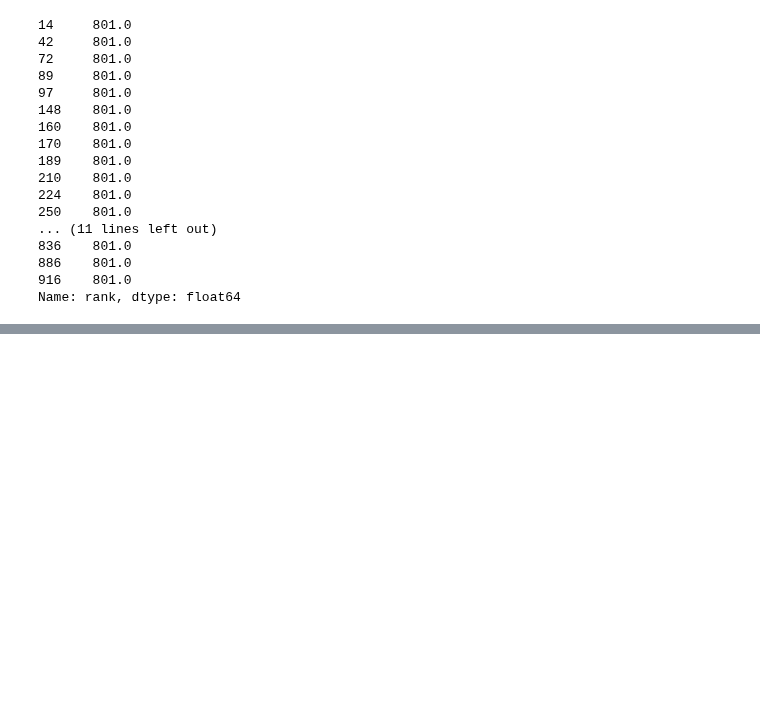
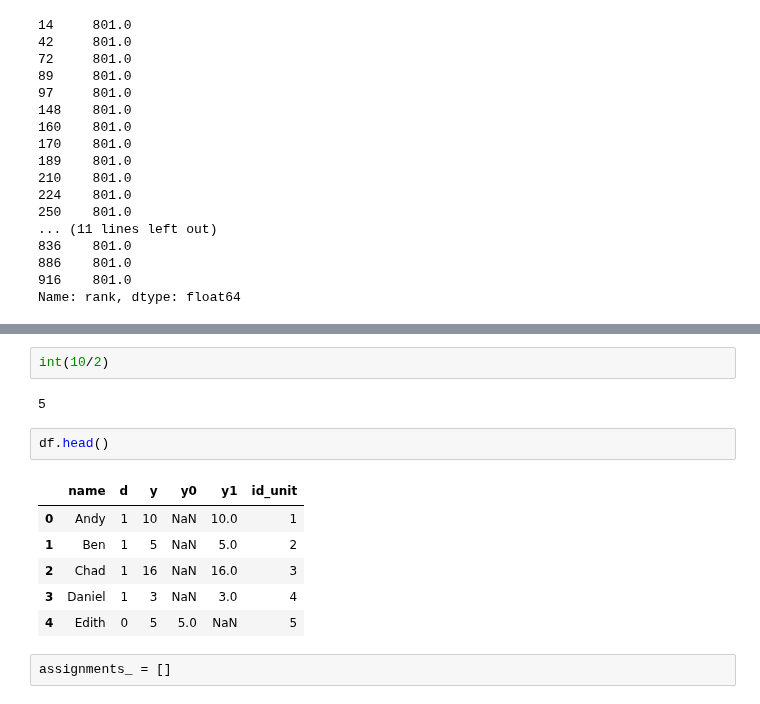
Before and after one commit to dokeeffe87/stats_utils, a Jupyter notebook: notebooks/scratch_work/dev_randomization_inference.ipynb, the cells around one changed output, grey strips where cells are left out. Saved outputs shown, nothing was run; the diff lists cells and outputs as text; blank space fills up the shorter version.

```diff
--- a/notebooks/scratch_work/dev_randomization_inference.ipynb
+++ b/notebooks/scratch_work/dev_randomization_inference.ipynb
@@ -427,0 +525,15 @@ ra
+# %%
+int(10/2)
+# %% [output]
+5
+# %%
+df.head()
+# %% [output]
+|  | name | d | y | y0 | y1 | id_unit |
+| 0 | Andy | 1 | 10 | NaN | 10.0 | 1 |
+| 1 | Ben | 1 | 5 | NaN | 5.0 | 2 |
+| 2 | Chad | 1 | 16 | NaN | 16.0 | 3 |
+| 3 | Daniel | 1 | 3 | NaN | 3.0 | 4 |
+| 4 | Edith | 0 | 5 | 5.0 | NaN | 5 |
+# %%
+assignments_ = []
```
Also changed, not shown: parts of 20 cells of this notebook.
